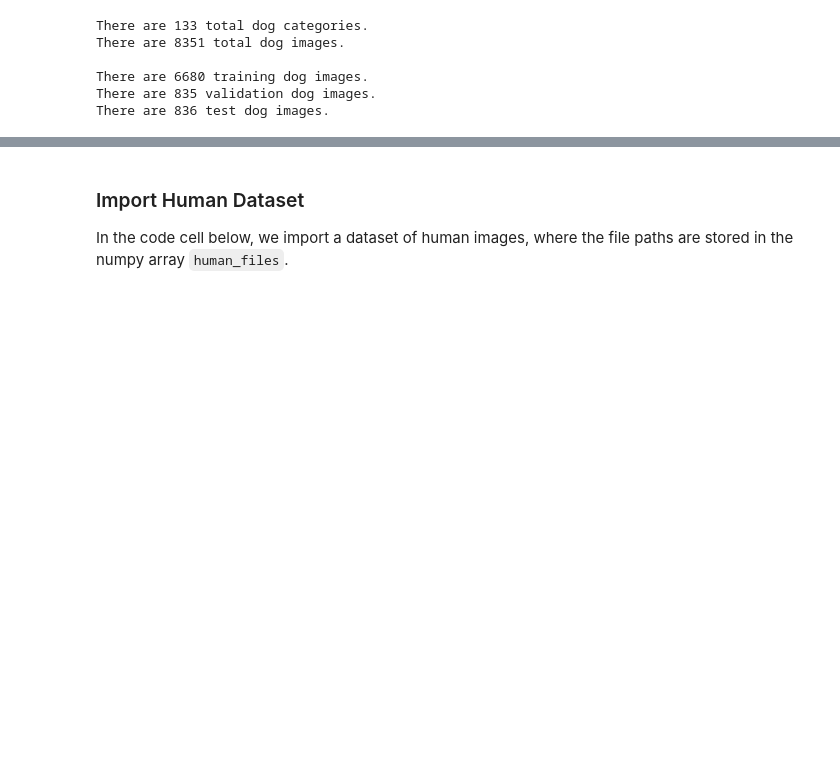
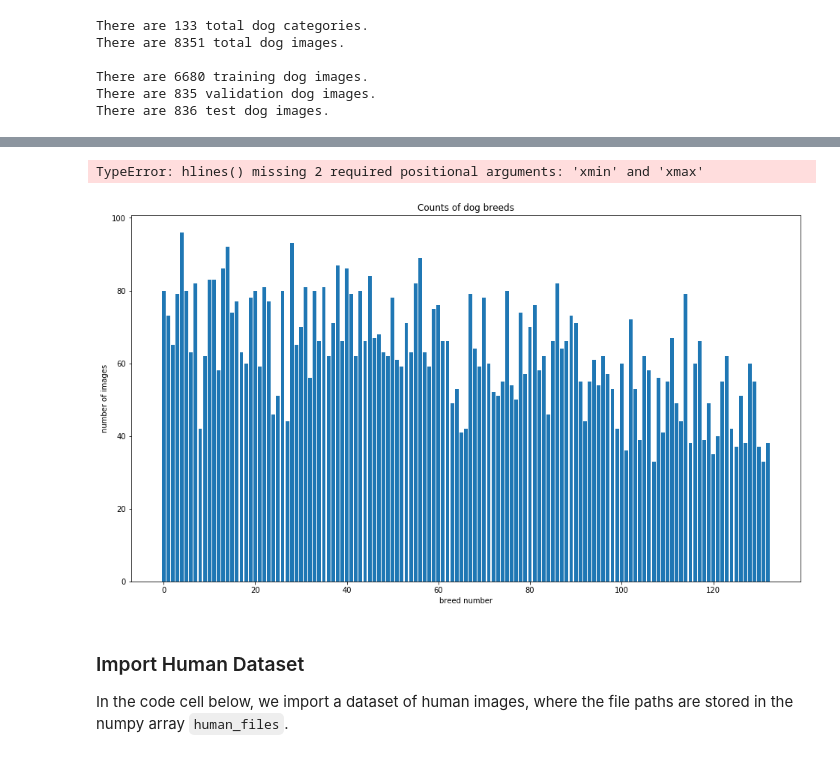
Before and after one commit to LtdDan82/CNN_dog_breed, a Jupyter notebook: dog_app.ipynb, the cells around one changed output, grey strips where cells are left out. Saved outputs shown, nothing was run; the diff lists cells and outputs as text; code cells hidden in the pictures; blank space fills up the shorter version.

Commit message:
Added descriptive analysis of dog images, updated medium content

```diff
--- a/dog_app.ipynb
+++ b/dog_app.ipynb
@@ -93,0 +117,28 @@ There are 836 test dog images.
+# %%
+# Data Analysis - Dog breed distribution
+# stack all datasets together
+all_targets = np.vstack([train_targets, valid_targets, test_targets])
+# loop through the dataset and find the index where the value == 1
+indices = []
+for t in all_targets:
+    index_val = t.nonzero()[0][0]
+    indices.append(index_val)
+# save the indices in a dataframe
+index_df = pd.DataFrame(data = indices, columns=['breed_number'])
+# %%
+counts = index_df['breed_number'].value_counts()
+#Average Counts
+mean = counts.mean()
+stddev = counts.std()
+print('Mean Counts: ', mean)
+print('StdDev: ', stddev)
+# top 3 dog breeds in the set
+print(counts.nlargest(3))
+print('The top 3 dog breeds in the dataset are Akita (96 counts), Bluetick Coonhound (93 counts) and Basenji (92 counts)')
+
+#least 3 dog breeds in the set
+print(counts.nsmallest(3))
+print('The least 3 dog breeds in the dataset are Wirehaired pointing griffon (33 counts), Norfolk terrier (33 counts) and Pharaoh hound (35 counts)')
+
+print('The number of images of dog breeds varies between 96 images (most) to 33 images (least), so there is an imbalance within the dataset')
+print('An optimization for the training would be only use the minimum number of images with the disadvantages to not use all possible images for certain dog breeds which could negatively impact the training of the classifier')
@@ -94,3 +160,13 @@ There are 836 test dog images.
+# %%
+plt.figure(figsize = (16,9))
+plt.bar(x = counts.index, height = counts)
+plt.title('Counts of dog breeds')
+plt.xlabel('breed number')
+plt.ylabel('number of images')
+plt.hlines(y = mean, color = 'r', linestyles = 'dashed', label = 'mean')
+# %% [output]
+TypeError: hlines() missing 2 required positional arguments: 'xmin' and 'xmax'
+[figure, added]
 # %% [markdown]
 ### Import Human Dataset
 
```
Also changed, not shown: parts of 7 cells of this notebook, 1 other file.
